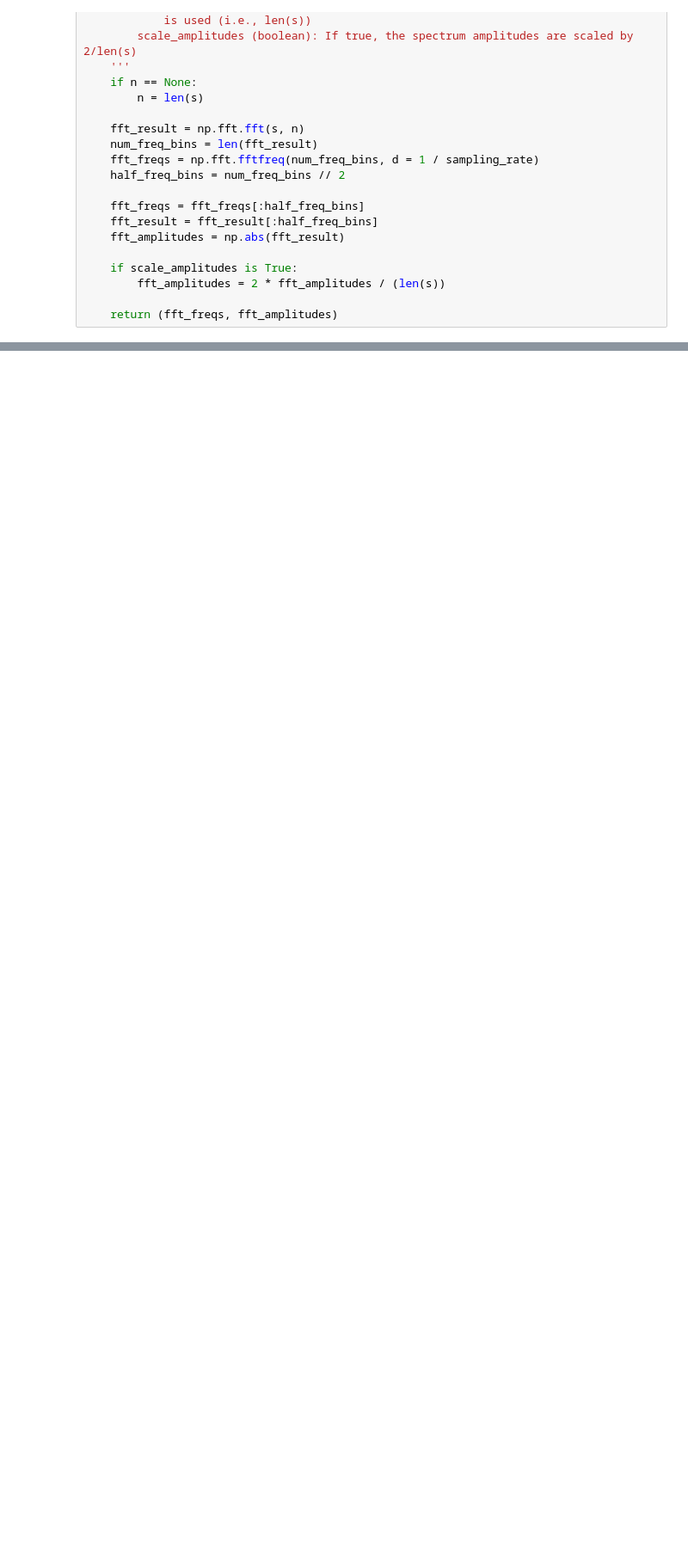
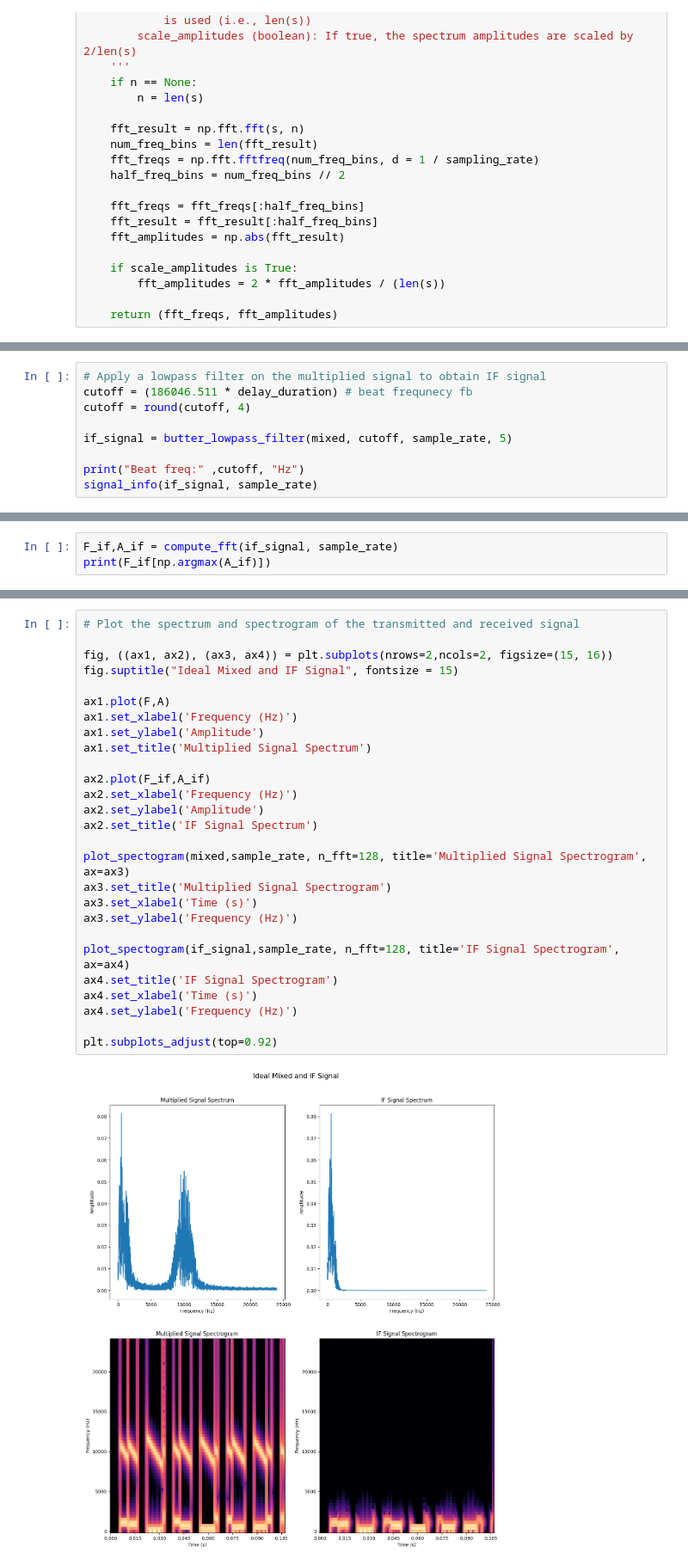
Before and after one commit to EshitaKhanna/FMCW, a Jupyter notebook: Verification Experiment/FMCW /FMCW Ideal Case.ipynb, the cells around one changed output, grey strips where cells are left out. Shown: that part at 86% size. Drawn from its saved outputs; the diff is of its cells as text; blank space fills up the shorter version.

```diff
--- a/Verification Experiment/FMCW /FMCW Ideal Case.ipynb
+++ b/Verification Experiment/FMCW /FMCW Ideal Case.ipynb
@@ -241,0 +278,9 @@ plot_spectogram(if_signal, sample_rate, title="Spectrogram of IF Signal", n_fft=
+# %%
+# Apply a lowpass filter on the multiplied signal to obtain IF signal
+cutoff = (186046.511 * delay_duration) # beat frequnecy fb
+cutoff = round(cutoff, 4)
+
+if_signal = butter_lowpass_filter(mixed, cutoff, sample_rate, 5)
+
+print("Beat freq:" ,cutoff, "Hz")
+signal_info(if_signal, sample_rate)
@@ -241,0 +292,3 @@ plot_spectogram(if_signal, sample_rate, title="Spectrogram of IF Signal", n_fft=
+# %%
+F_if,A_if = compute_fft(if_signal, sample_rate)
+print(F_if[np.argmax(A_if)])
@@ -241,0 +297,29 @@ plot_spectogram(if_signal, sample_rate, title="Spectrogram of IF Signal", n_fft=
+# %%
+# Plot the spectrum and spectrogram of the transmitted and received signal
+
+fig, ((ax1, ax2), (ax3, ax4)) = plt.subplots(nrows=2,ncols=2, figsize=(15, 16))
+fig.suptitle("Ideal Mixed and IF Signal", fontsize = 15)
+
+ax1.plot(F,A)
+ax1.set_xlabel('Frequency (Hz)')
+ax1.set_ylabel('Amplitude')
+ax1.set_title('Multiplied Signal Spectrum')
+
+ax2.plot(F_if,A_if)
+ax2.set_xlabel('Frequency (Hz)')
+ax2.set_ylabel('Amplitude')
+ax2.set_title('IF Signal Spectrum')
+
+plot_spectogram(mixed,sample_rate, n_fft=128, title='Multiplied Signal Spectrogram', ax=ax3)
+ax3.set_title('Multiplied Signal Spectrogram')
+ax3.set_xlabel('Time (s)')
+ax3.set_ylabel('Frequency (Hz)')
+
+plot_spectogram(if_signal,sample_rate, n_fft=128, title='IF Signal Spectrogram', ax=ax4)
+ax4.set_title('IF Signal Spectrogram')
+ax4.set_xlabel('Time (s)')
+ax4.set_ylabel('Frequency (Hz)')
+
+plt.subplots_adjust(top=0.92)
+# %% [output]
+[figure, added]
```
Also changed, not shown: parts of 18 cells of this notebook.
